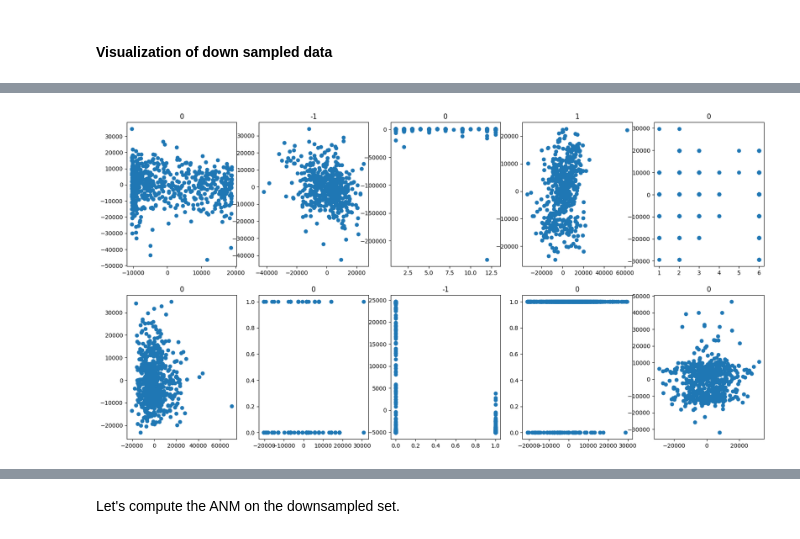
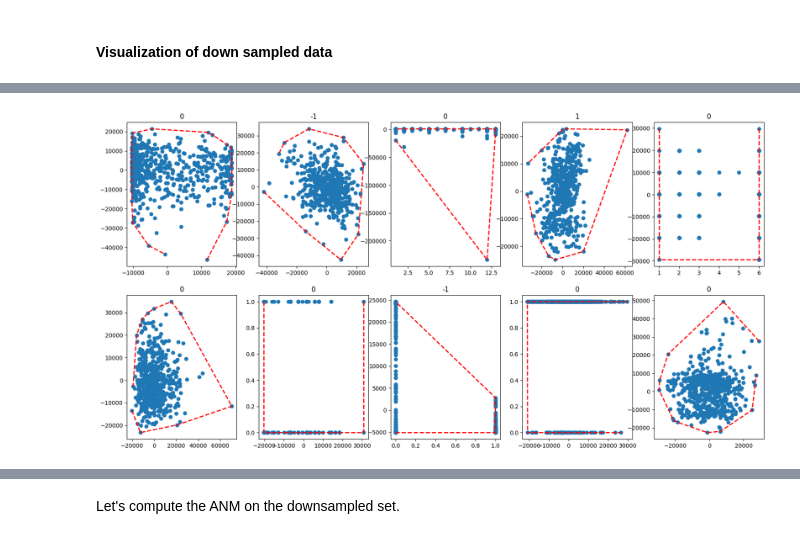
Before and after one commit to RachaHachem/Solving-Medi-Fair-Challenge, a Jupyter notebook: Baseline Methods/Code/Medi_Fair_baseline_methods.ipynb, the cells around one changed output, grey strips where cells are left out. Saved outputs shown, nothing was run; the diff lists cells and outputs as text; code cells hidden in the pictures.

```diff
--- a/Baseline Methods/Code/Medi_Fair_baseline_methods.ipynb
+++ b/Baseline Methods/Code/Medi_Fair_baseline_methods.ipynb
@@ -289,8 +322,15 @@ plt.hist(X_train_downsampled['B'].apply(np.mean))
 # %%
+from scipy.spatial import ConvexHull
+
 fig, axs = plt.subplots(2, 5, figsize=(20, 10))
 for i in range(10):
-    axs[i // 5, i % 5].scatter(X_train_downsampled["A"][i+10], X_train_downsampled["B"][i+10])
+    x = X_train_downsampled["A"][i+10]
+    y = X_train_downsampled["B"][i+10]
+    points = np.column_stack((x, y))
+    hull = ConvexHull(points)
+    axs[i // 5, i % 5].scatter(x, y)
+    axs[i // 5, i % 5].plot(x[hull.vertices], y[hull.vertices], 'r--', lw=2)
     axs[i // 5, i % 5].set_title(y_train['Target'][i+10])
 plt.show()
 # %% [output]
-[figure, old version]
+[figure, new version]
```
Also changed, not shown: parts of 76 cells of this notebook.
